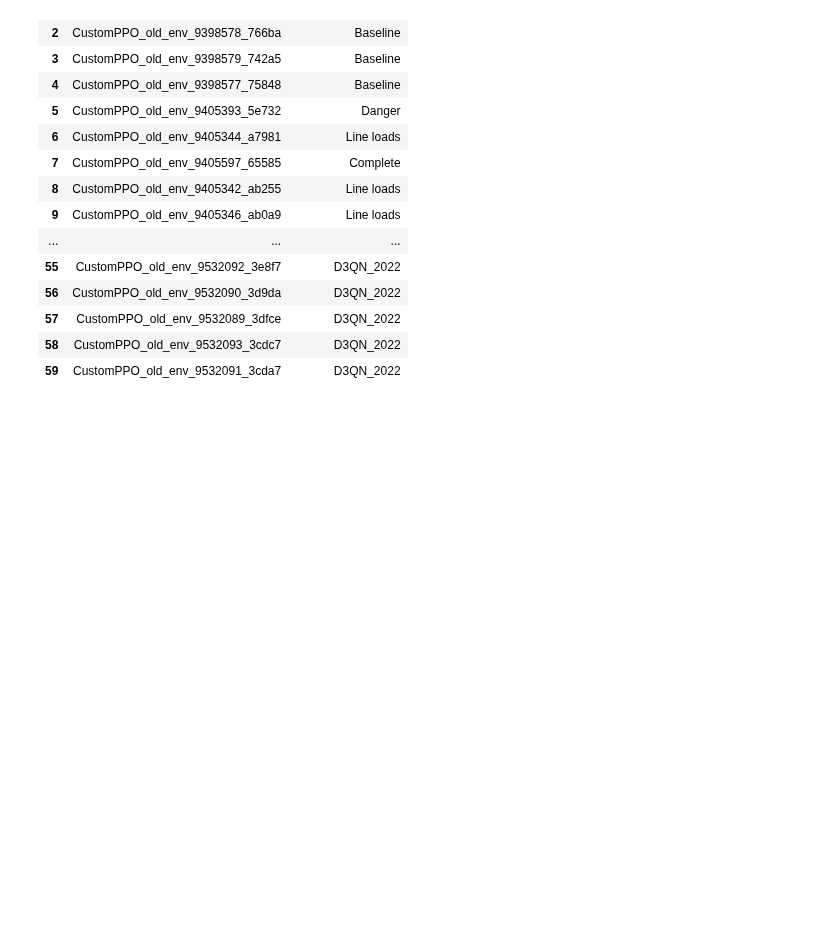
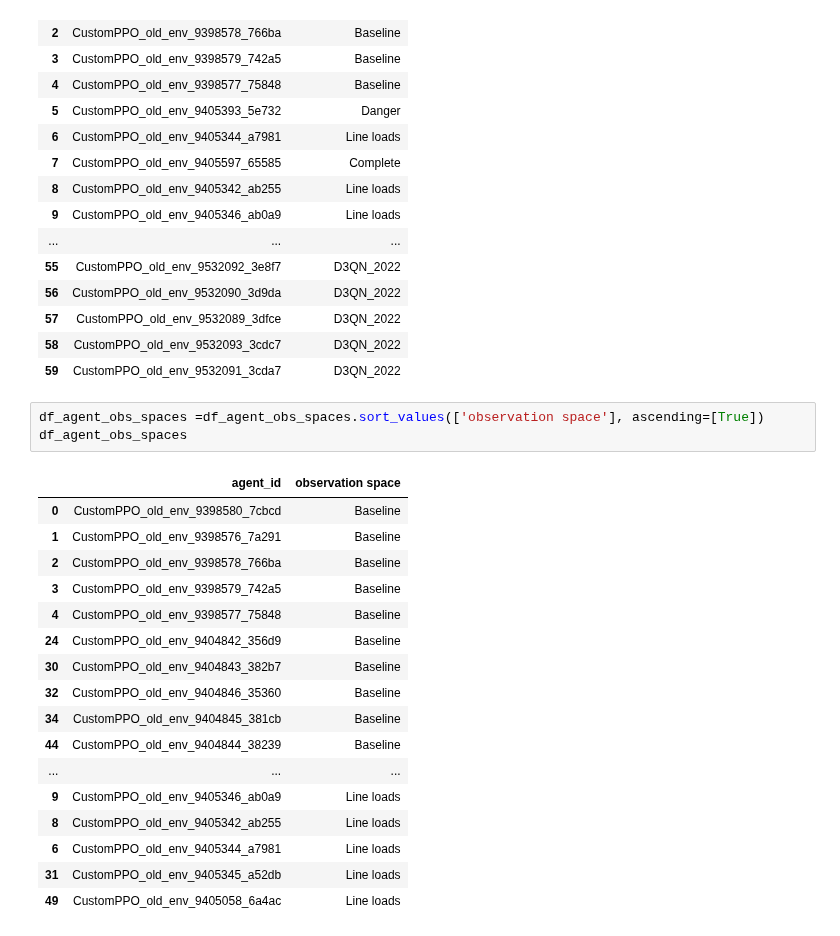
Before and after one commit to EricavanderSar/rl4pnc-survey, a Jupyter notebook: notebooks/SurveyPaper_TrainingCurves.ipynb, the cells around one changed output. Saved outputs shown, nothing was run; the diff lists cells and outputs as text; blank space fills up the shorter version.

Commit message:
Setup to run action spaces agian

```diff
--- a/notebooks/SurveyPaper_TrainingCurves.ipynb
+++ b/notebooks/SurveyPaper_TrainingCurves.ipynb
@@ -427,3 +427,24 @@ df_agent_obs_spaces
 | 57 | CustomPPO_old_env_9532089_3dfce | D3QN_2022 |
 | 58 | CustomPPO_old_env_9532093_3cdc7 | D3QN_2022 |
 | 59 | CustomPPO_old_env_9532091_3cda7 | D3QN_2022 |
+# %%
+df_agent_obs_spaces =df_agent_obs_spaces.sort_values(['observation space'], ascending=[True])
+df_agent_obs_spaces
+# %% [output]
+|  | agent_id | observation space |
+| 0 | CustomPPO_old_env_9398580_7cbcd | Baseline |
+| 1 | CustomPPO_old_env_9398576_7a291 | Baseline |
+| 2 | CustomPPO_old_env_9398578_766ba | Baseline |
+| 3 | CustomPPO_old_env_9398579_742a5 | Baseline |
+| 4 | CustomPPO_old_env_9398577_75848 | Baseline |
+| 24 | CustomPPO_old_env_9404842_356d9 | Baseline |
+| 30 | CustomPPO_old_env_9404843_382b7 | Baseline |
+| 32 | CustomPPO_old_env_9404846_35360 | Baseline |
+| 34 | CustomPPO_old_env_9404845_381cb | Baseline |
+| 44 | CustomPPO_old_env_9404844_38239 | Baseline |
+| ... | ... | ... |
+| 9 | CustomPPO_old_env_9405346_ab0a9 | Line loads |
+| 8 | CustomPPO_old_env_9405342_ab255 | Line loads |
+| 6 | CustomPPO_old_env_9405344_a7981 | Line loads |
+| 31 | CustomPPO_old_env_9405345_a52db | Line loads |
+| 49 | CustomPPO_old_env_9405058_6a4ac | Line loads |
```
Also changed, not shown: 4 other files.
